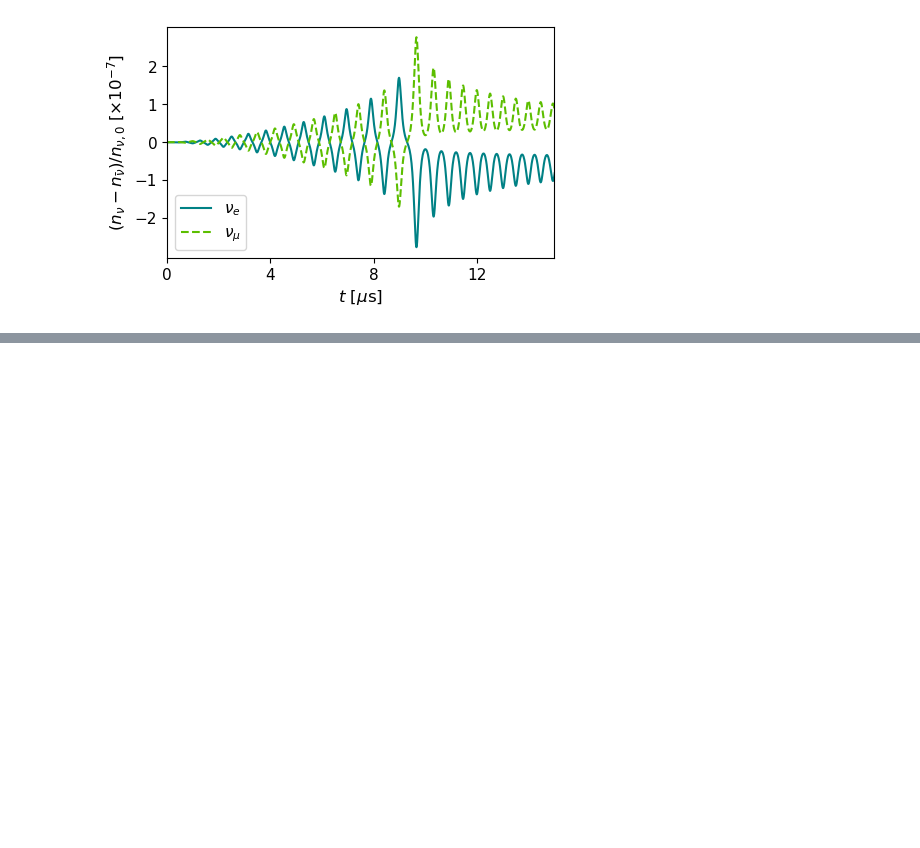
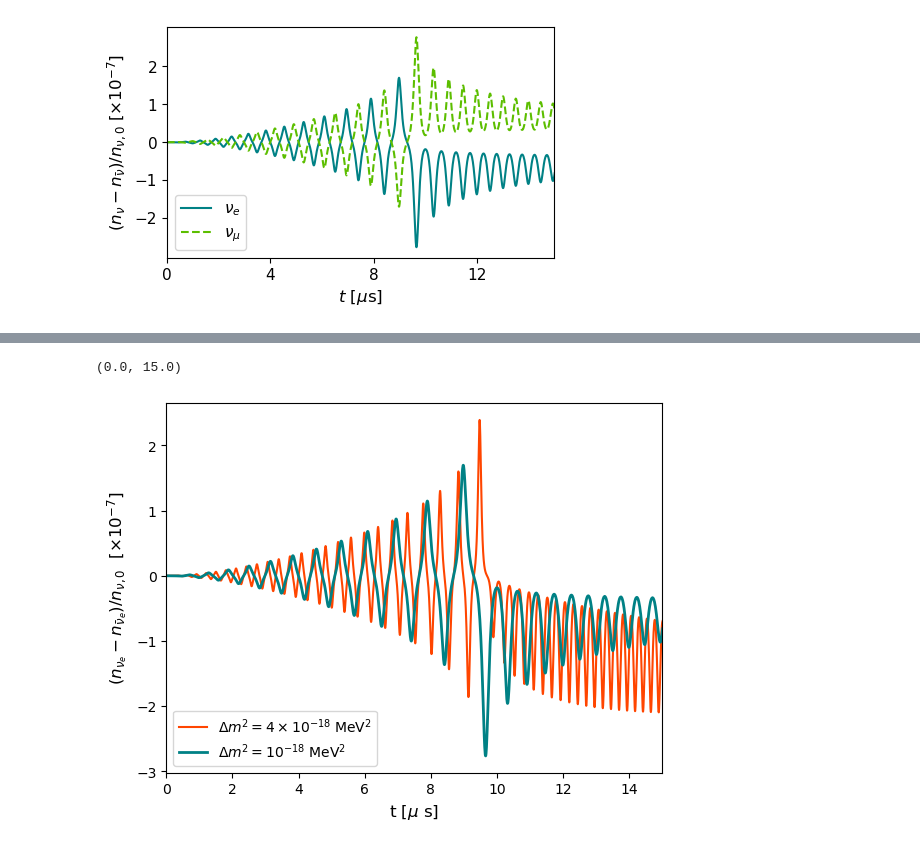
Before and after one commit to nuLABatUSD/QKESolveMPI, a Jupyter notebook: analysis/QKEPaperFigs.ipynb, the cells around one changed output, grey strips where cells are left out. Saved outputs shown, nothing was run; the diff lists cells and outputs as text; code cells hidden in the pictures; blank space fills up the shorter version.

```diff
--- a/analysis/QKEPaperFigs.ipynb
+++ b/analysis/QKEPaperFigs.ipynb
@@ -152,0 +228,10 @@ plt.show()
+# %%
+plt.plot(dm4['time'], (n4[0]-n4[2])/n4[0][0]* 1e7/2, c='orangered', label=r"$\Delta m^2 = 4 \times 10^{-18}~{\rm MeV}^2$")
+plt.plot(QKE['time'], (nQKE[0]-nQKE[2])/nQKE[0][0] * 1e7, c=e_color, label=r"$\Delta m^2 = 10^{-18}~{\rm MeV}^2$", lw=2)
+plt.legend(loc='lower left')
+plt.xlabel(r"t [$\mu$ s]", fontsize=12)
+plt.ylabel(r"$(n_{\nu_e} - n_{\bar\nu_e})/n_{\nu,0}~~[\times 10^{-7}]$", fontsize=12)
+plt.xlim(0,15)
+# %% [output]
+(0.0, 15.0)
+[figure, added]
```
Also changed, not shown: parts of 16 cells of this notebook, 1 other file.
